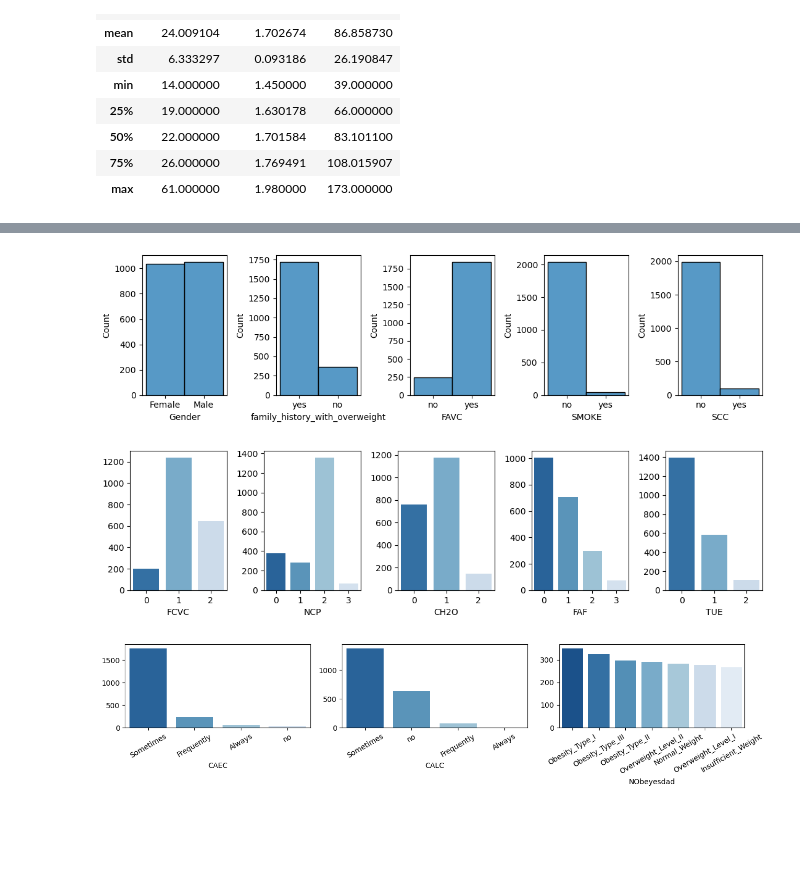
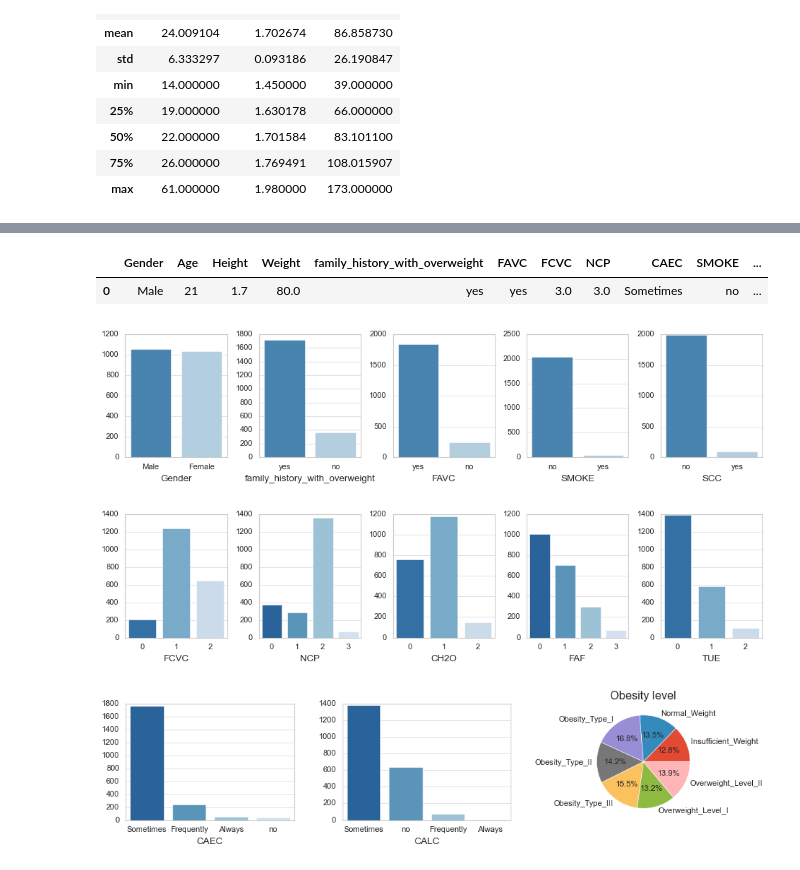
Before and after one commit to ivanica9598/ML_Classification, a Jupyter notebook: Projekat1.ipynb, the cells around one changed output, grey strips where cells are left out. Drawn from its saved outputs; the diff is of its cells as text; code cells hidden in the pictures; blank space fills up the shorter version.

```diff
--- a/Projekat1.ipynb
+++ b/Projekat1.ipynb
@@ -126,3 +124,10 @@ numerical_features = ['Age', 'Height', 'Weight']
+# %%
+numerical_features = ['Age', 'Height', 'Weight']
+binary_features = ['Gender', 'family_history_with_overweight', 'FAVC', 'SMOKE', 'SCC']
+already_encoded_ordinal_features = ['FCVC', 'NCP', 'CH2O', 'FAF', 'TUE']
+ordinal_features_to_encode = ['CAEC', 'CALC']
+nominal_features_to_encode = ["MTRANS"]
+class_names = ['Insufficient Weight', 'Normal Weight', 'Overweight Level I', 'Overweight Level II', 'Obesity Type I', 'Obesity Type II', 'Obesity Type III']
 # %%
 data["Age"] = data["Age"].astype(int)
 # %%
@@ -140,9 +155,9 @@ data[numerical_features].describe()
 # %%
-plt.figure(figsize=(8, 3))
+plt.figure(figsize=(10, 3))
 
 for i, feature in enumerate(numerical_features):
     plt.subplot(1, 3, i+1)
-    sns.histplot(data[feature])
+    sns.distplot(data[feature], color="steelblue")
 
 plt.tight_layout()
 # %% [output]
@@ -150,19 +185,21 @@ plt.tight_layout()
+# %%
+data.mode()
+# %% [output]
+|  | Gender | Age | Height | Weight | family_history_with_overweight | FAVC | FCVC | NCP | CAEC | SMOKE | ... |
+| 0 | Male | 21 | 1.7 | 80.0 | yes | yes | 3.0 | 3.0 | Sometimes | no | ... |
 # %%
-binary_features = ['Gender', 'family_history_with_overweight', 'FAVC', 'SMOKE', 'SCC']
-
-plt.figure(figsize=(11, 3))
+plt.figure(figsize=(12, 3))
 
 for i, feature in enumerate(binary_features):
     plt.subplot(1, 5, i+1)
-    sns.histplot(data[feature], palette="Blues_r")
+    counts = data[feature].value_counts()
+    sns.barplot(x=counts.index, y=counts.values, palette="Blues_r")
 
 plt.tight_layout()
 # %% [output]
-[figure, old version]
+[figure, new version]
 # %%
-already_encoded_ordinal_features = ['FCVC', 'NCP', 'CH2O', 'FAF', 'TUE']
-
-plt.figure(figsize=(11, 3))
+plt.figure(figsize=(12, 3))
 
 for i, feature in enumerate(already_encoded_ordinal_features):
     data[feature] = data[feature].astype(int)
@@ -173,24 +210,23 @@ for i, feature in enumerate(already_encoded_ordinal_features):
     plt.subplot(1, 5, i+1)
     counts = data[feature].value_counts()
     plt.xticks(counts.index)
-    sns.color_palette("deep")
     sns.barplot(x=counts.index, y=counts.values, palette="Blues_r")
 
 plt.tight_layout()
 # %% [output]
-[figure, old version]
+[figure, new version]
 # %%
-ordinal_features_to_encode = ['CAEC', 'CALC', 'NObeyesdad']
-
-plt.figure(figsize=(13, 3))
+plt.figure(figsize=(12, 3))
 
 for i, feature in enumerate(ordinal_features_to_encode):
     plt.subplot(1, 3, i+1)
     counts = data[feature].value_counts()
-    sns.color_palette("deep")
-    plt.xticks(rotation=30)
     sns.barplot(x=counts.index, y=counts.values, palette="Blues_r")
 
+plt.subplot(1, 3, 3)
+plt.title("Obesity level")
+data.groupby("NObeyesdad").size().plot(kind='pie', autopct='%1.1f%%')
+
 plt.tight_layout()
 # %% [output]
-[figure, old version]
+[figure, new version]
```
Also changed, not shown: parts of 49 cells of this notebook, 1 other file.
